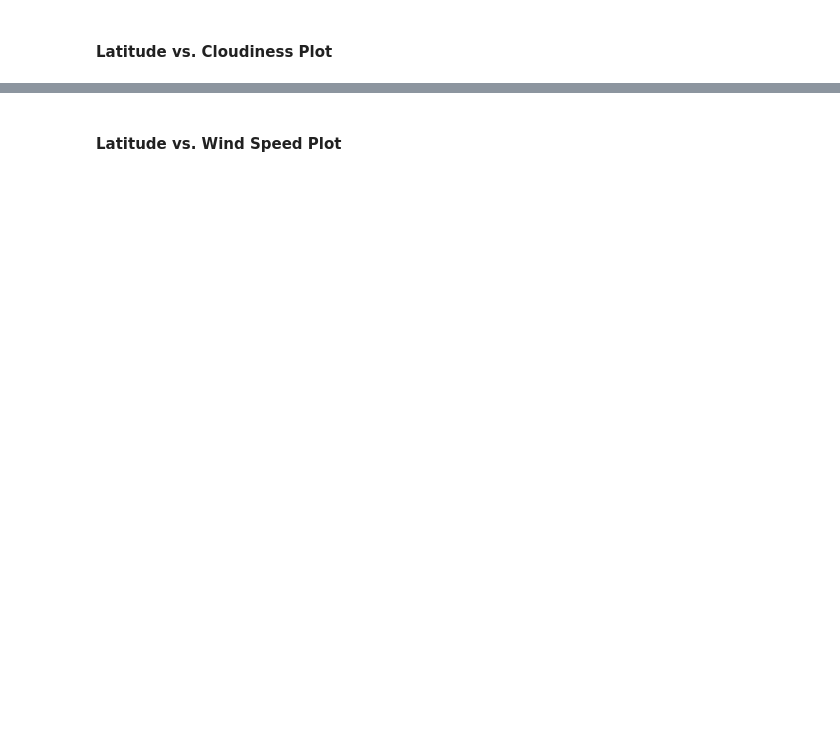
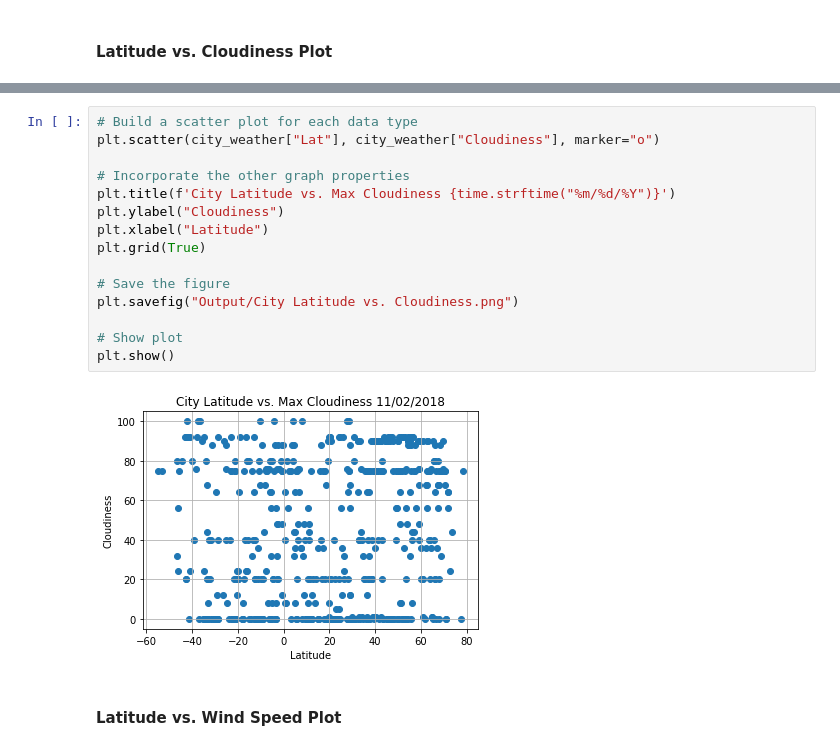
Before and after one commit to kreitlerj/WeatherPy, a Jupyter notebook: WeatherPy/WeatherPy.ipynb, the cells around one changed output, grey strips where cells are left out. Saved outputs shown, nothing was run; the diff lists cells and outputs as text; blank space fills up the shorter version.

```diff
--- a/WeatherPy/WeatherPy.ipynb
+++ b/WeatherPy/WeatherPy.ipynb
@@ -165,2 +208,19 @@ dtype: int64
+# %%
+# Build a scatter plot for each data type
+plt.scatter(city_weather["Lat"], city_weather["Cloudiness"], marker="o")
+
+# Incorporate the other graph properties
+plt.title(f'City Latitude vs. Max Cloudiness {time.strftime("%m/%d/%Y")}')
+plt.ylabel("Cloudiness")
+plt.xlabel("Latitude")
+plt.grid(True)
+
+# Save the figure
+plt.savefig("Output/City Latitude vs. Cloudiness.png")
+
+# Show plot
+plt.show()
+# %% [output]
+[figure, added]
 # %% [markdown]
 #### Latitude vs. Wind Speed Plot
```
Also changed, not shown: parts of 22 cells of this notebook, 8 other files.
